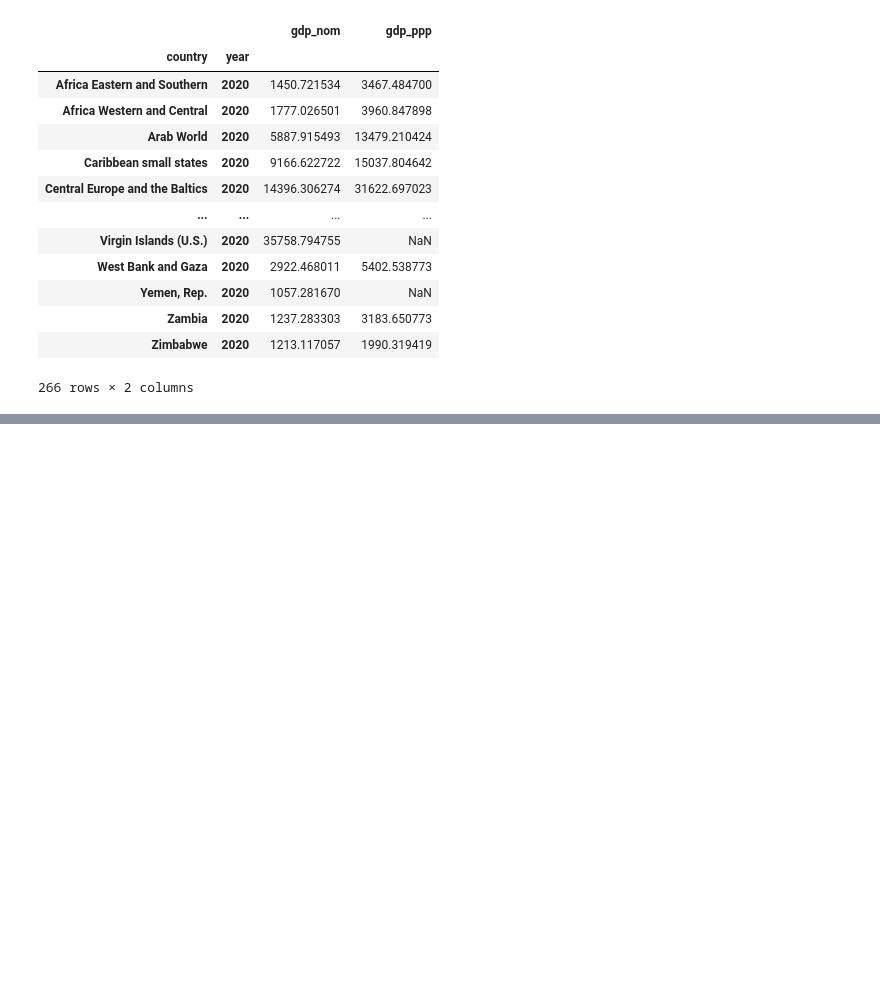
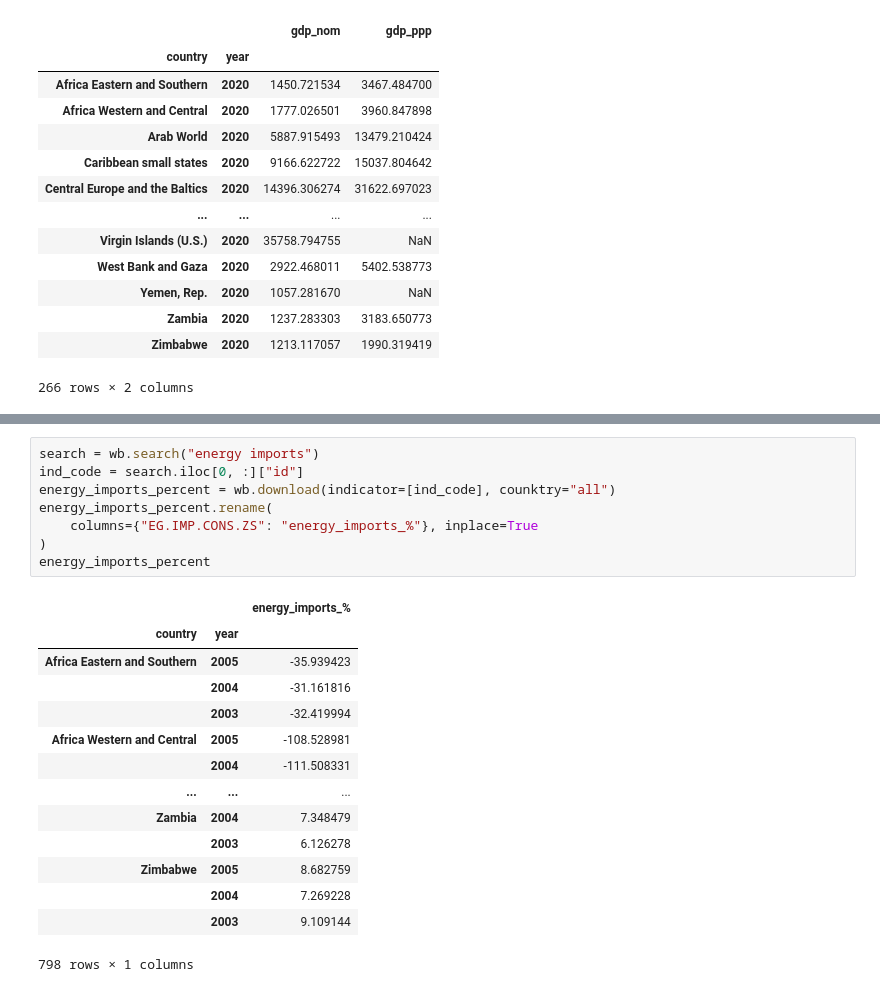
Before and after one commit to utkusarioglu/backtesting-workshop, a Jupyter notebook: src/pandas_datareader/datareader.ipynb, the cells around one changed output, grey strips where cells are left out. Saved outputs shown, nothing was run; the diff lists cells and outputs as text; blank space fills up the shorter version.

```diff
--- a/src/pandas_datareader/datareader.ipynb
+++ b/src/pandas_datareader/datareader.ipynb
@@ -65,3 +71,26 @@ Notes:
 [1] Standard Errors assume that the covariance matrix of the errors is correctly specified.
 [2] The condition number is large, 3.92e+04. This might indicate that there are
 strong multicollinearity or other numerical problems.
+# %%
+search = wb.search("energy imports")
+ind_code = search.iloc[0, :]["id"]
+energy_imports_percent = wb.download(indicator=[ind_code], counktry="all")
+energy_imports_percent.rename(
+    columns={"EG.IMP.CONS.ZS": "energy_imports_%"}, inplace=True
+)
+energy_imports_percent
+# %% [output]
+|  |  | energy_imports_% |
+| country | year |  |
+| Africa Eastern and Southern | 2005 | -35.939423 |
+|  | 2004 | -31.161816 |
+|  | 2003 | -32.419994 |
+| Africa Western and Central | 2005 | -108.528981 |
+|  | 2004 | -111.508331 |
+| ... | ... | ... |
+| Zambia | 2004 | 7.348479 |
+|  | 2003 | 6.126278 |
+| Zimbabwe | 2005 | 8.682759 |
+|  | 2004 | 7.269228 |
+|  | 2003 | 9.109144 |
+798 rows × 1 columns
```
Also changed, not shown: parts of 6 cells of this notebook, 8 other files.
